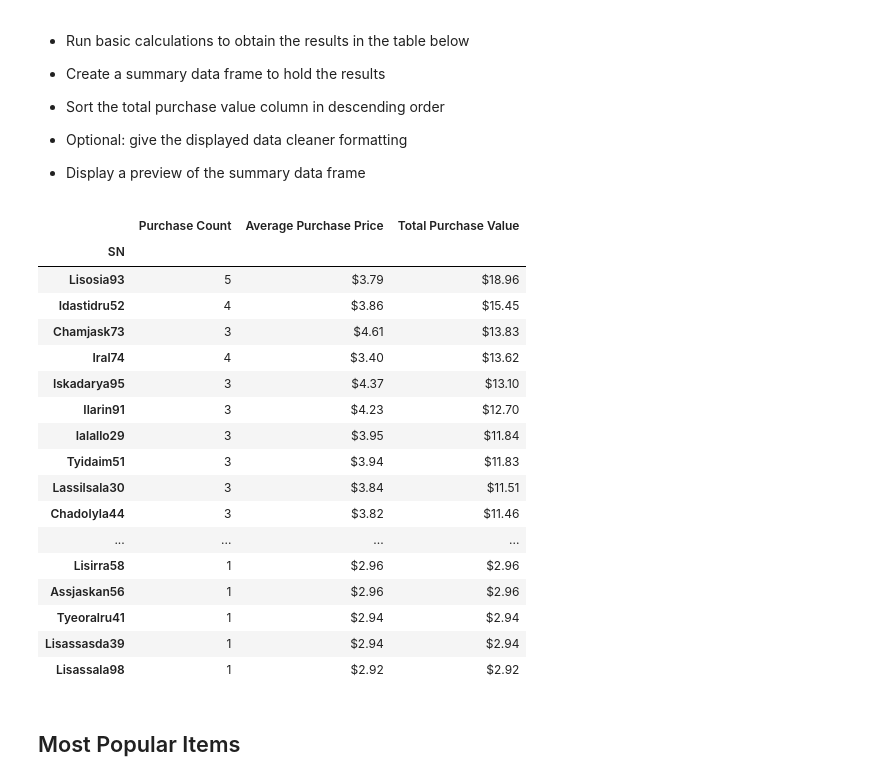
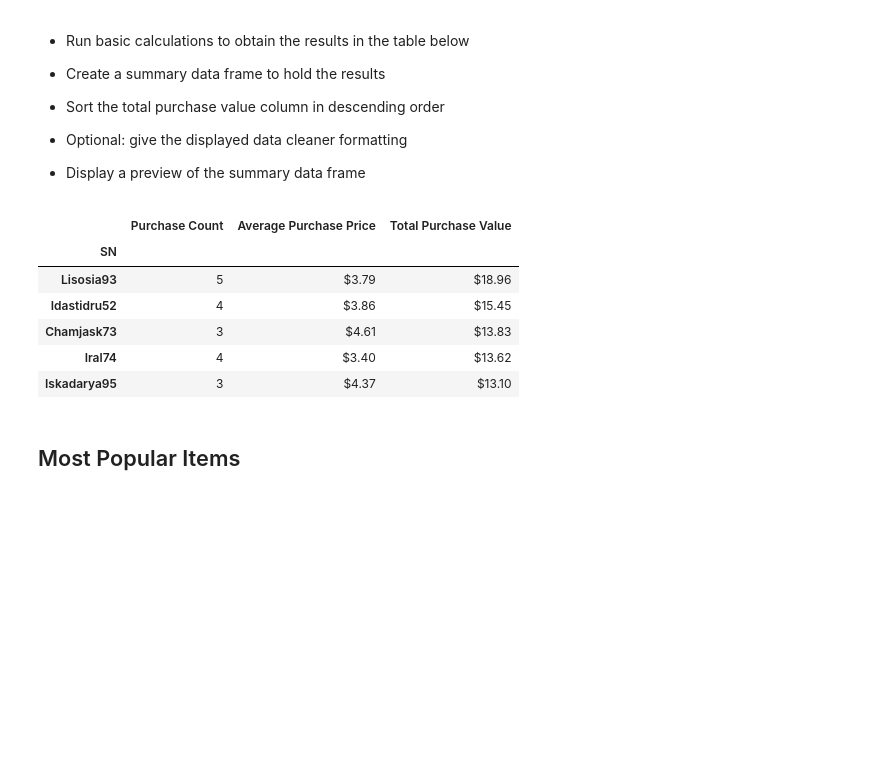
Before and after one commit to patrickfspring/Game-Purchase-Analysis-using-Pandas, a Jupyter notebook: HeroesOfPymoli/HeroesOfPymoli_starter.ipynb, the cells around one changed output. Cells and saved outputs as stored; diff of their text form; code cells hidden in the pictures; blank space fills up the shorter version.

```diff
--- a/HeroesOfPymoli/HeroesOfPymoli_starter.ipynb
+++ b/HeroesOfPymoli/HeroesOfPymoli_starter.ipynb
@@ -267,42 +273,34 @@ avgpur_per_agebin_df.style.format({"Average Purchase Price": "${:2,.2f}", "Total
 # %%
 player_group = purchase_data_df.groupby("SN")
 tot_pur = player_group["Price"].sum()
 pur_cnt = player_group["Purchase ID"].count()
 player_purchases_df = pd.DataFrame(player_group["Purchase ID"].count())
 
 avg_pur_price_df = pd.DataFrame((tot_pur/pur_cnt))
 tot_pur_price_df = pd.DataFrame(tot_pur)
 
 player_purchases_df = player_purchases_df.merge(avg_pur_price_df, on="SN")
 player_purchases_df = player_purchases_df.merge(tot_pur_price_df, on="SN")
 
 player_purchases_df.columns.values[1] = "0"
 player_purchases_df = player_purchases_df.rename(columns={"Purchase ID": "Purchase Count"})
 player_purchases_df = player_purchases_df.rename(columns={"0": "Average Purchase Price"})
 player_purchases_df = player_purchases_df.rename(columns={"Price": "Total Purchase Value"})
 
 player_purchases_df = player_purchases_df.sort_values(by='Total Purchase Value',ascending=False)
 
-player_purchases_df.style.format({"Average Purchase Price": "${:2,.2f}", "Total Purchase Value": "${:2,.2f}"})
+format_mapping={'Average Purchase Price': '${:2,.2f}', 'Total Purchase Value': '${:2,.2f}'}
+for key, value in format_mapping.items(): player_purchases_df[key] = player_purchases_df[key].apply(value.format)
+
+player_purchases_df.head(5)
 # %% [output]
 |  | Purchase Count | Average Purchase Price | Total Purchase Value |
 | SN |  |  |  |
 | Lisosia93 | 5 | $3.79 | $18.96 |
 | Idastidru52 | 4 | $3.86 | $15.45 |
 | Chamjask73 | 3 | $4.61 | $13.83 |
 | Iral74 | 4 | $3.40 | $13.62 |
 | Iskadarya95 | 3 | $4.37 | $13.10 |
-| Ilarin91 | 3 | $4.23 | $12.70 |
-| Ialallo29 | 3 | $3.95 | $11.84 |
-| Tyidaim51 | 3 | $3.94 | $11.83 |
-| Lassilsala30 | 3 | $3.84 | $11.51 |
-| Chadolyla44 | 3 | $3.82 | $11.46 |
-| ... | ... | ... | ... |
-| Lisirra58 | 1 | $2.96 | $2.96 |
-| Assjaskan56 | 1 | $2.96 | $2.96 |
-| Tyeoralru41 | 1 | $2.94 | $2.94 |
-| Lisassasda39 | 1 | $2.94 | $2.94 |
-| Lisassala98 | 1 | $2.92 | $2.92 |
 # %% [markdown]
 ## Most Popular Items
 # %% [markdown]
```
Also changed, not shown: parts of 9 cells of this notebook.
